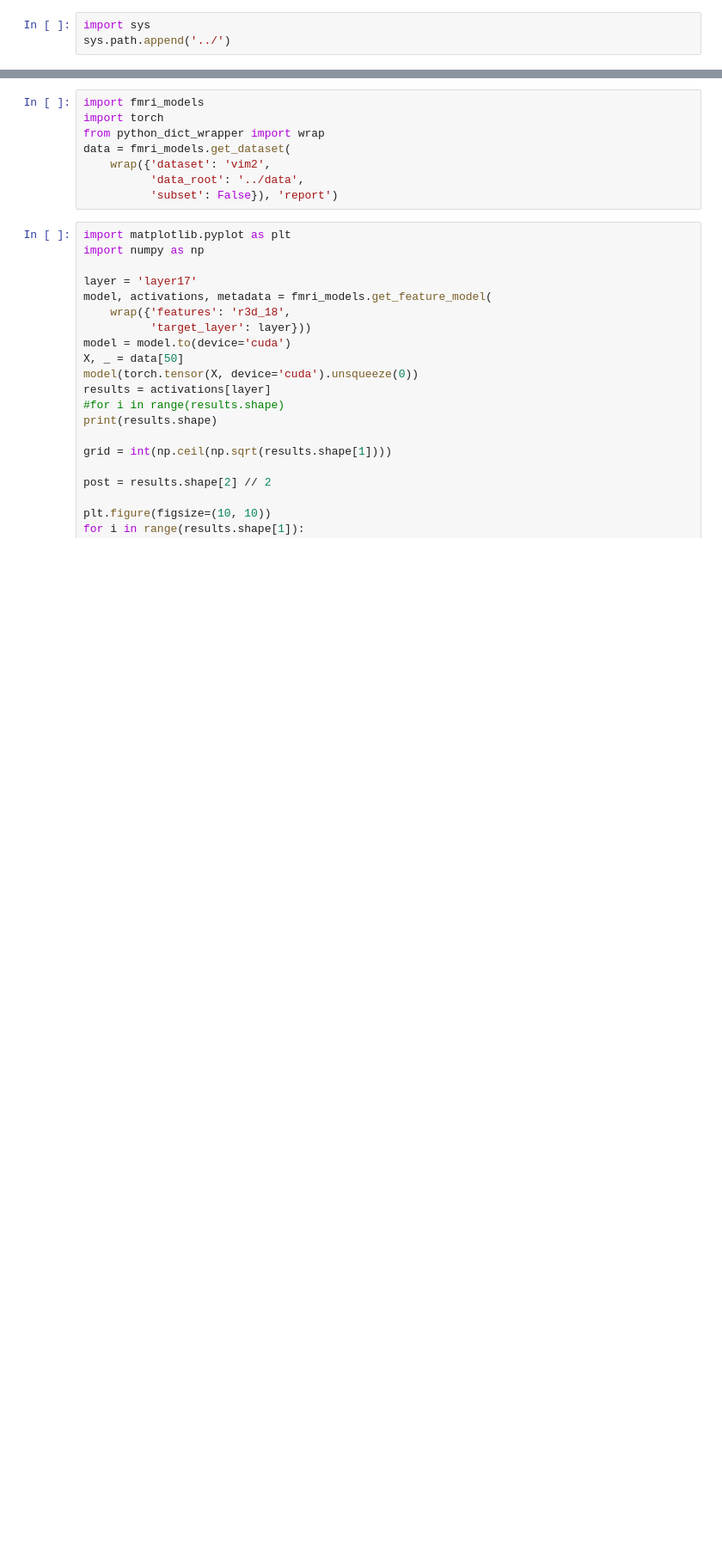
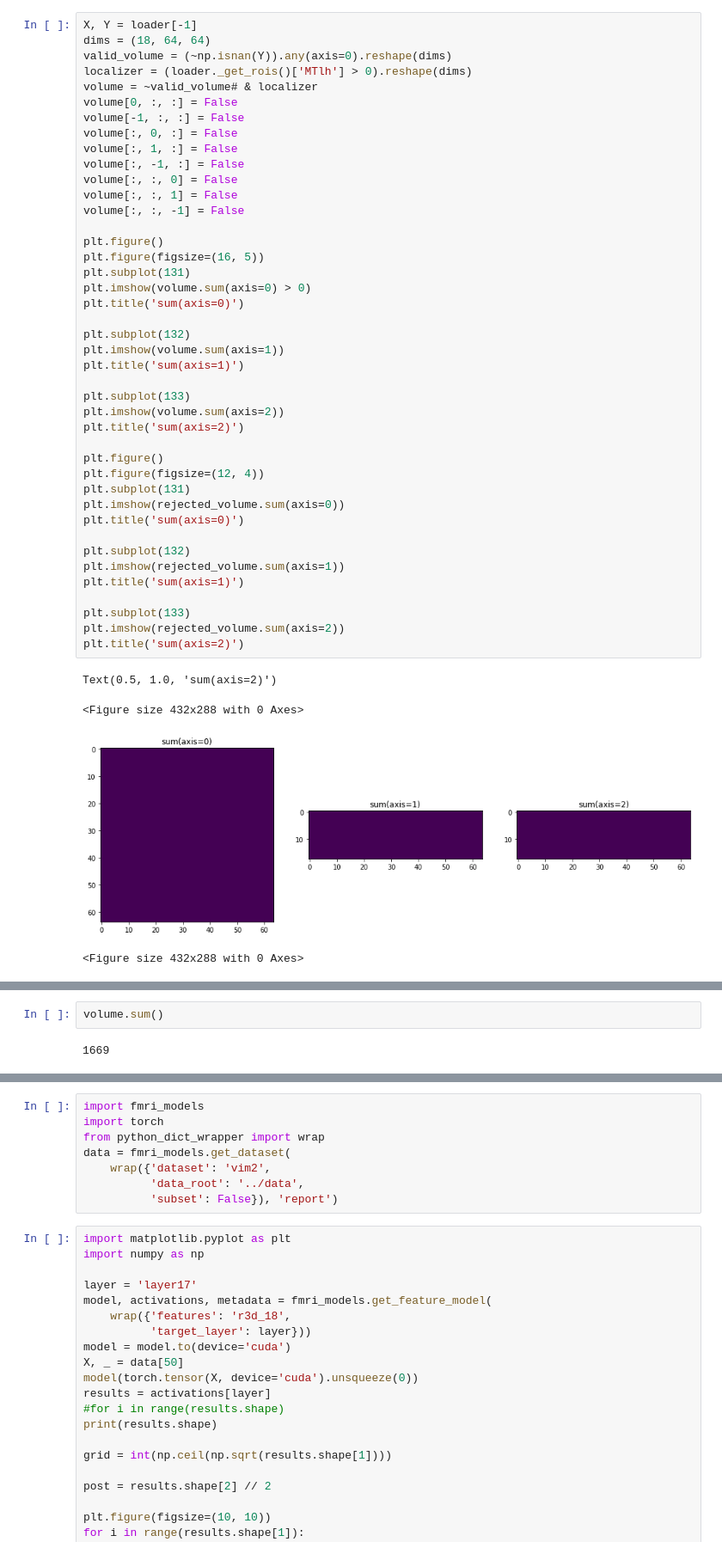
Before and after one commit to patrickmineault/your-head-is-there-to-move-you-around, a Jupyter notebook: notebooks/Test fMRI.ipynb, the cells around one changed output, grey strips where cells are left out. Shown at 86% size. Drawn from its saved outputs; the diff is of its cells as text; blank space fills up the shorter version.

```diff
--- a/notebooks/Test fMRI.ipynb
+++ b/notebooks/Test fMRI.ipynb
@@ -30,3 +36,47 @@ Text(0.5, 1.0, 'sum(axis=2)')
-# %%
-import sys
-sys.path.append('../')
+# %%
+X, Y = loader[-1]
+dims = (18, 64, 64)
+valid_volume = (~np.isnan(Y)).any(axis=0).reshape(dims)
+localizer = (loader._get_rois()['MTlh'] > 0).reshape(dims)
+volume = ~valid_volume# & localizer
+volume[0, :, :] = False
+volume[-1, :, :] = False
+volume[:, 0, :] = False
+volume[:, 1, :] = False
+volume[:, -1, :] = False
+volume[:, :, 0] = False
+volume[:, :, 1] = False
+volume[:, :, -1] = False
+
+plt.figure()
+plt.figure(figsize=(16, 5))
+plt.subplot(131)
+plt.imshow(volume.sum(axis=0) > 0)
+plt.title('sum(axis=0)')
+
+plt.subplot(132)
+plt.imshow(volume.sum(axis=1))
+plt.title('sum(axis=1)')
+
+plt.subplot(133)
+plt.imshow(volume.sum(axis=2))
+plt.title('sum(axis=2)')
+
+plt.figure()
+plt.figure(figsize=(12, 4))
+plt.subplot(131)
+plt.imshow(rejected_volume.sum(axis=0))
+plt.title('sum(axis=0)')
+
+plt.subplot(132)
+plt.imshow(rejected_volume.sum(axis=1))
+plt.title('sum(axis=1)')
+
+plt.subplot(133)
+plt.imshow(rejected_volume.sum(axis=2))
+plt.title('sum(axis=2)')
+# %% [output]
+Text(0.5, 1.0, 'sum(axis=2)')
+<Figure size 432x288 with 0 Axes>
+[figure, added]
+<Figure size 432x288 with 0 Axes>
@@ -32,0 +84,4 @@ sys.path.append('../')
+# %%
+volume.sum()
+# %% [output]
+1669
```
Also changed, not shown: parts of 3 cells of this notebook, 6 other files.
